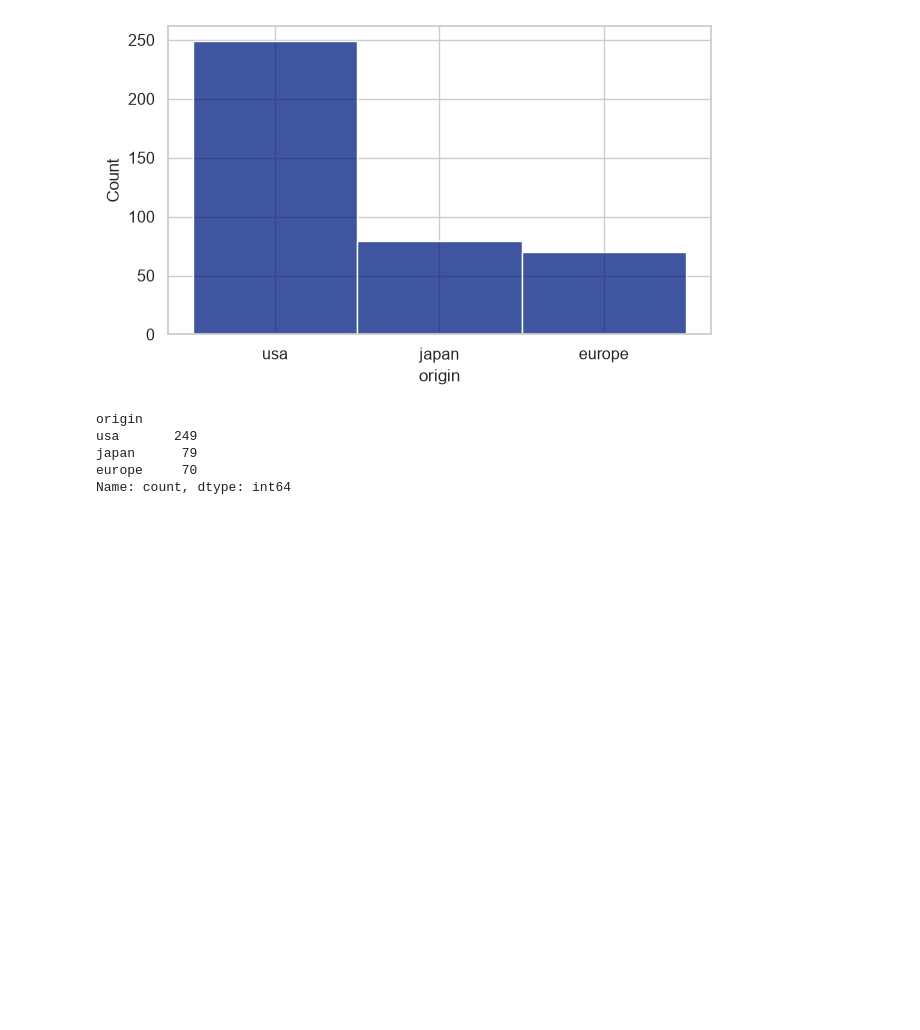
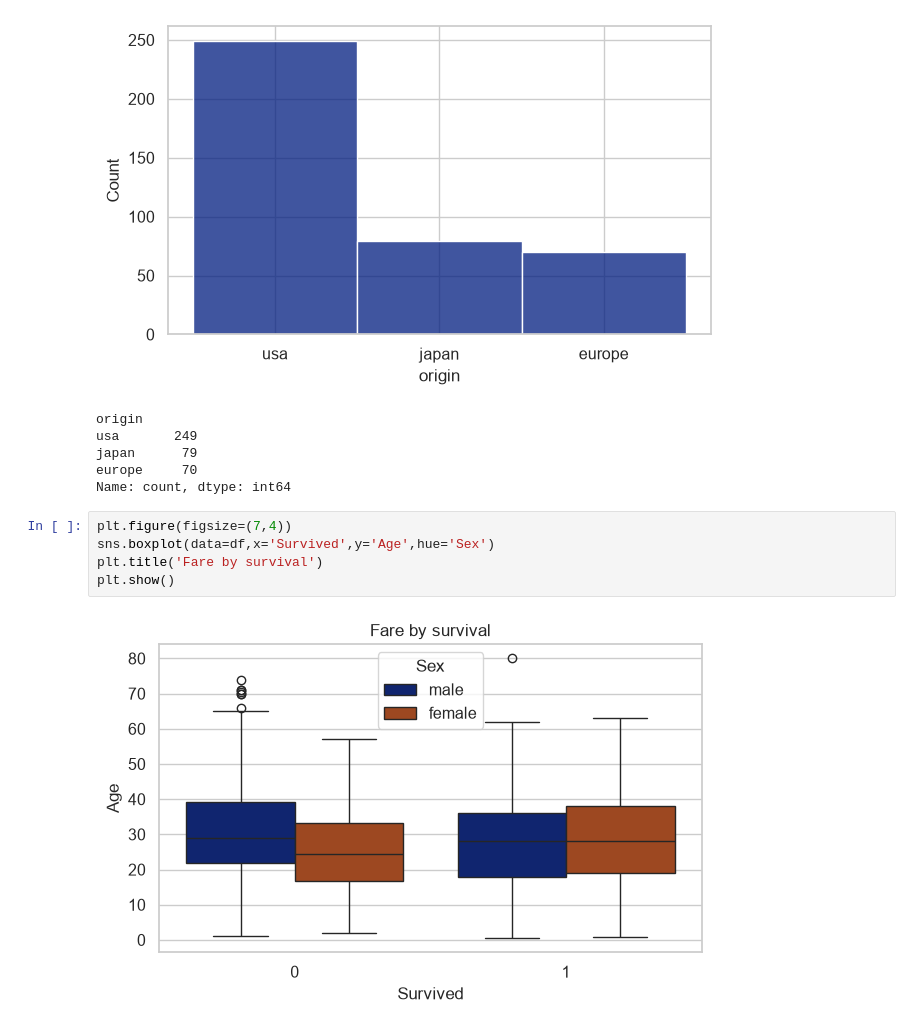
Before and after one commit to rawatrishab007/Machine-Learning, a Jupyter notebook: Practice/plotting.ipynb, the cells around one changed output. Drawn from its saved outputs; the diff is of its cells as text; blank space fills up the shorter version.

```diff
--- a/Practice/plotting.ipynb
+++ b/Practice/plotting.ipynb
@@ -65,3 +65,10 @@ usa       249
 japan      79
 europe     70
 Name: count, dtype: int64
+# %%
+plt.figure(figsize=(7,4))
+sns.boxplot(data=df,x='Survived',y='Age',hue='Sex')
+plt.title('Fare by survival')
+plt.show()
+# %% [output]
+[figure, added]
```
Also changed, not shown: parts of 5 cells of this notebook, 17 other files.
